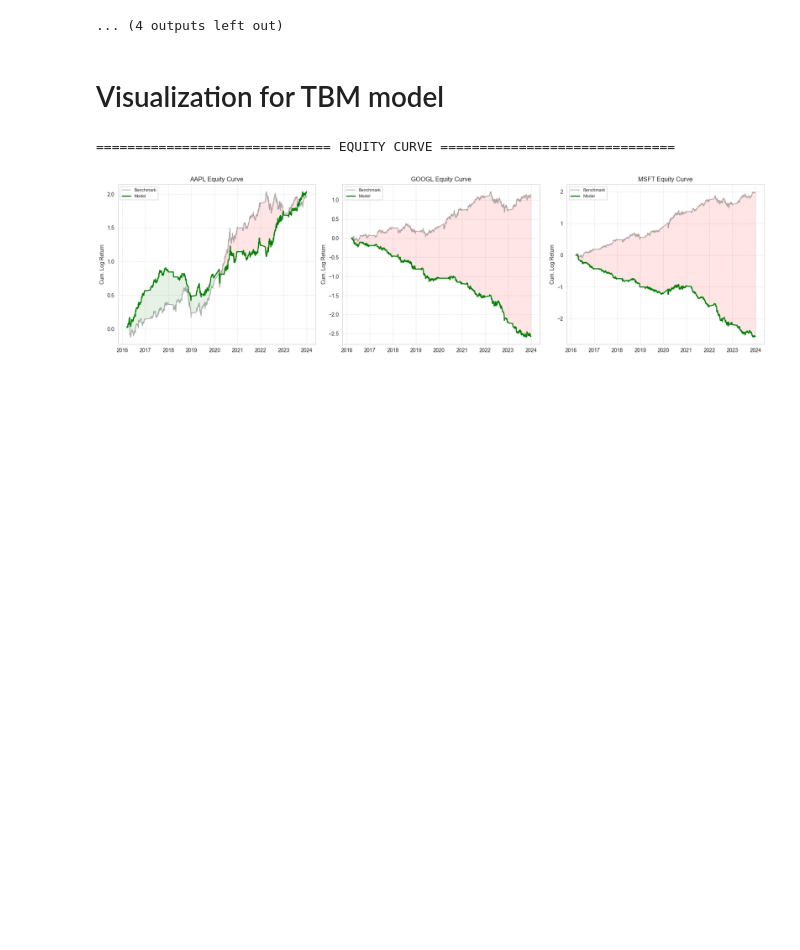
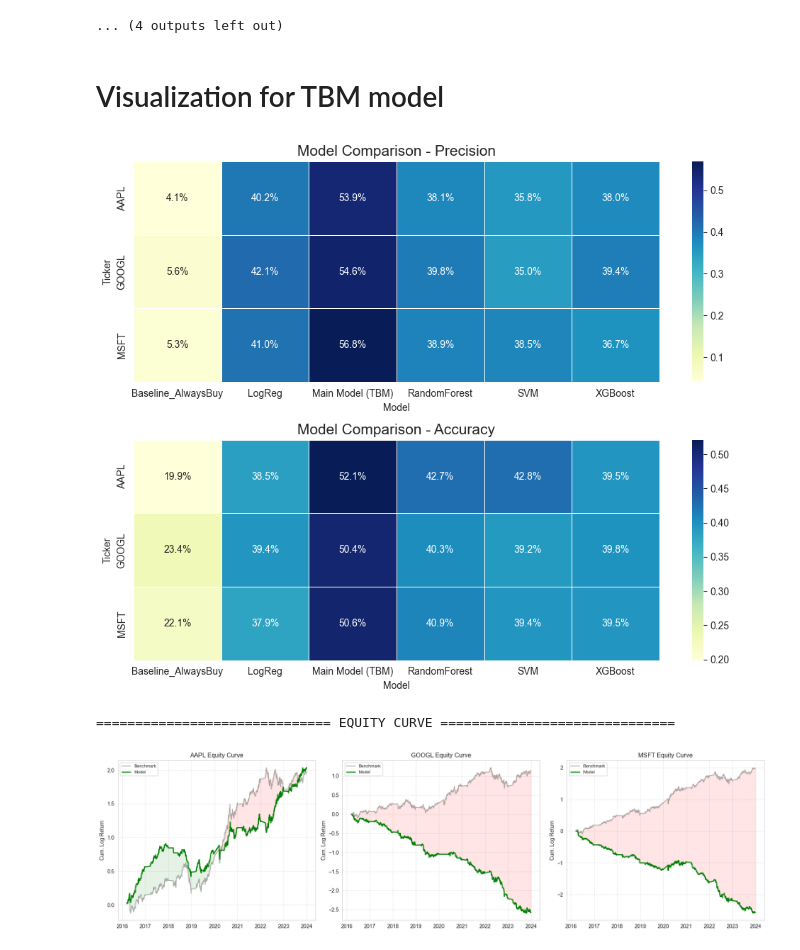
Before and after one commit to WObszan/Forecasting-Stock-Price-Direction, a Jupyter notebook: models_results/vizualization.ipynb, the cells around one changed output. Saved outputs shown, nothing was run; the diff lists cells and outputs as text; code cells hidden in the pictures; blank space fills up the shorter version.

Commit message:
feat: add heatmap

```diff
--- a/models_results/vizualization.ipynb
+++ b/models_results/vizualization.ipynb
@@ -318,6 +318,28 @@ if valid_tickers:
 ... (4 outputs left out)
 # %% [markdown]
 # Visualization for TBM model
+# %%
+df = pd.read_csv('../main_model/results/final_result_for__matrix.csv')
+
+prec_df = df.pivot(index='Ticker', columns='Model', values='Precision')
+acc_df = df.pivot(index='Ticker', columns='Model', values='Accuracy')
+
+fig, axes = plt.subplots(2, 1, figsize=(10, 8))
+
+sns.heatmap(prec_df, annot=True, fmt=".1%", cmap="YlGnBu", linewidths=.5, ax=axes[0])
+axes[0].set_title('Model Comparison - Precision', fontsize=15)
+axes[0].set_ylabel('Ticker')
+axes[0].set_xlabel('Model')
+
+sns.heatmap(acc_df, annot=True, fmt=".1%", cmap="YlGnBu", linewidths=.5, ax=axes[1])
+axes[1].set_title('Model Comparison - Accuracy', fontsize=15)
+axes[1].set_ylabel('Ticker')
+axes[1].set_xlabel('Model')
+
+plt.tight_layout()
+plt.show()
+# %% [output]
+[figure, added]
 # %%
 tickers = ['AAPL', 'GOOGL', 'MSFT']
 current_model_type = 'tbm'
```
